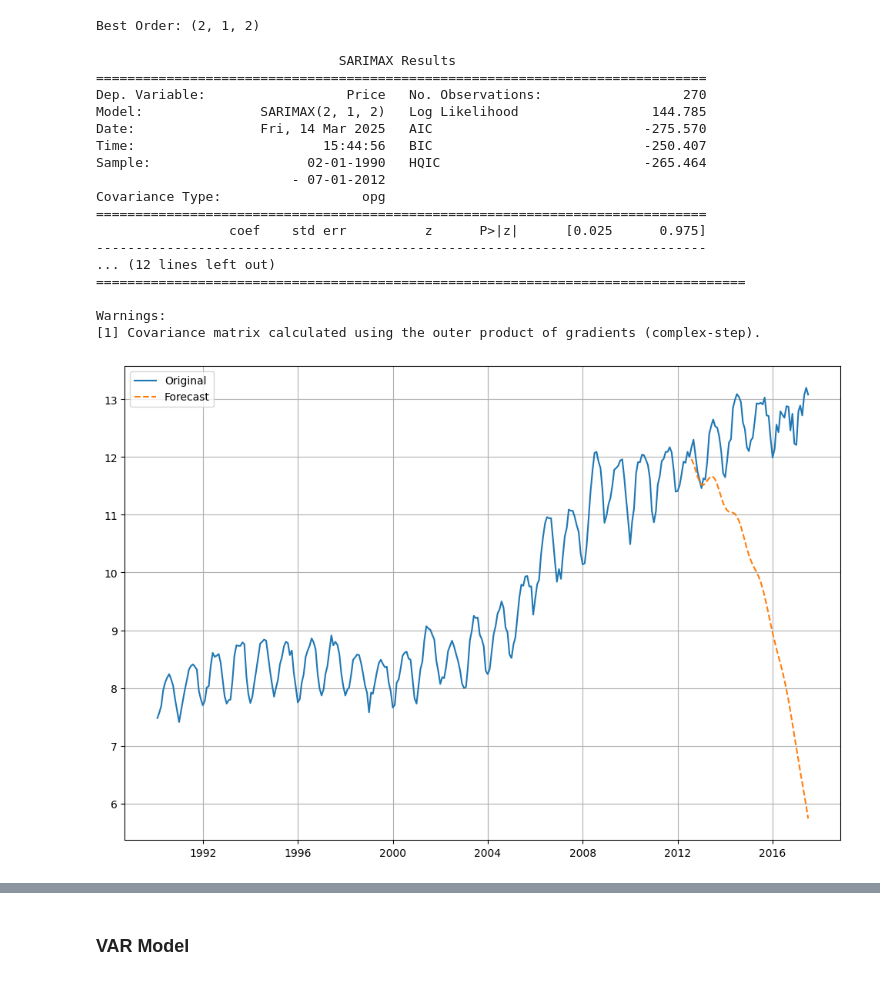
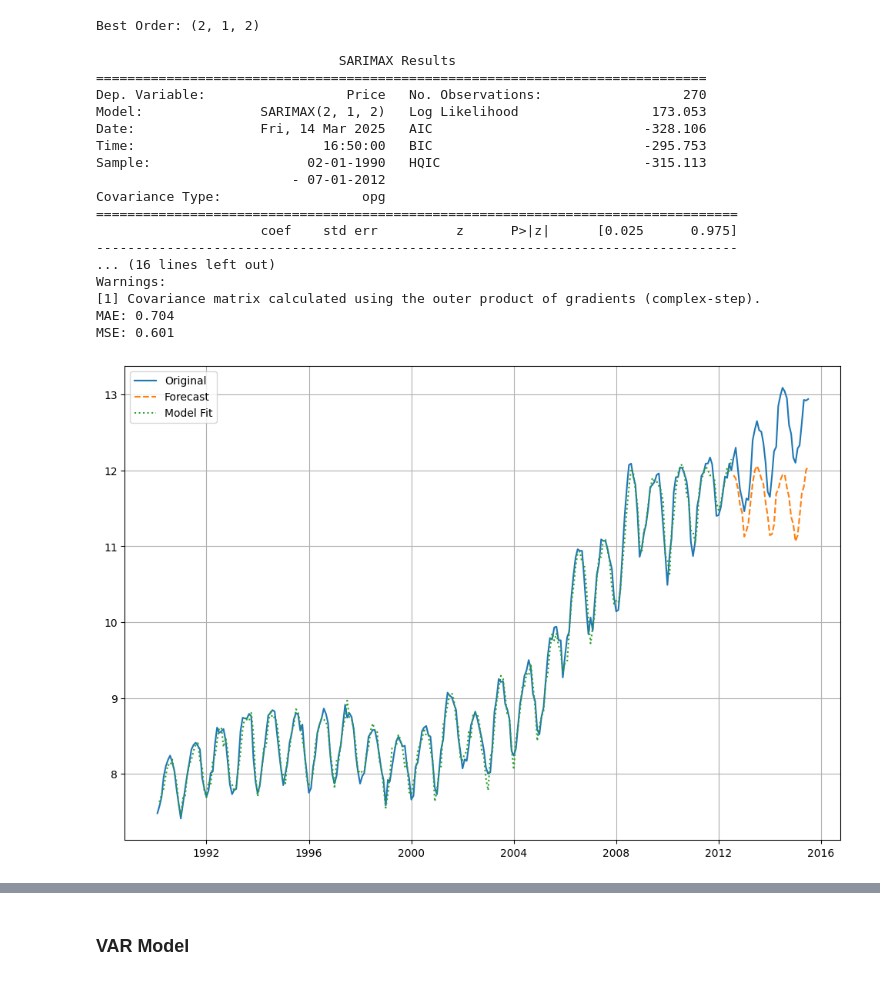
Before and after one commit to bktakacs/springboard_dsc_capstone3, a Jupyter notebook: pp-model.ipynb, the cells around one changed output, grey strips where cells are left out. Cells and saved outputs as stored; diff of their text form; code cells hidden in the pictures.

```diff
--- a/pp-model.ipynb
+++ b/pp-model.ipynb
@@ -353,38 +336,45 @@ print('\nBest Order:', best_order_price)
 # %% [output]
 Best Order: (2, 1, 2)
 # %%
-model = SARIMAX(ytrain, exog=extrain, order=(best_order_price))
-model_fit = model.fit(disp=False)
-print(model_fit.summary())
+# SARIMAX model using endogenous variables in place of exogenous
+model_sarima2 = SARIMAX(ytrain, exog=xtrain, order=(best_order_price))
+model_sarima2_fit = model_sarima2.fit(disp=False)
+print(model_sarima2_fit.summary())
 
 # Forecast using X_test
-years = 5 # number of years to forecast
-predictions = model_fit.forecast(steps=years*12, exog=extest[:years*12])
+years = 3 # number of years to forecast
+pred_sarima2 = model_sarima2_fit.forecast(steps=years*12, exog=xtest[:years*12])
+
+print('MAE: {:.3f}\nMSE: {:.3f}'.format(
+    mean_absolute_error(ytest[:forecast_length], pred_sarima2),
+    mean_squared_error(ytest[:forecast_length], pred_sarima2)
+))
 
 plt.figure(figsize=(12, 8))
 plt.plot(pd.concat([ytrain, ytest[:years*12]]), label='Original')
 # plt.plot(predictions.cumsum()+ytrain[-1], label='Forecast', ls='--')
-plt.plot(predictions, label='Forecast', ls='--')
+plt.plot(pred_sarima2, label='Forecast', ls='--')
+plt.plot(model_sarima2_fit.fittedvalues[1:], label='Model Fit', ls=':')
 plt.grid(True)
 plt.legend()
 plt.show()
 # %% [output]
                                SARIMAX Results
 ==============================================================================
 Dep. Variable:                  Price   No. Observations:                  270
-Model:               SARIMAX(2, 1, 2)   Log Likelihood                 144.785
-Date:                Fri, 14 Mar 2025   AIC                           -275.570
-Time:                        15:44:56   BIC                           -250.407
-Sample:                    02-01-1990   HQIC                          -265.464
+Model:               SARIMAX(2, 1, 2)   Log Likelihood                 173.053
+Date:                Fri, 14 Mar 2025   AIC                           -328.106
+Time:                        16:50:00   BIC                           -295.753
+Sample:                    02-01-1990   HQIC                          -315.113
                          - 07-01-2012
 Covariance Type:                  opg
-==============================================================================
-                 coef    std err          z      P>|z|      [0.025      0.975]
-------------------------------------------------------------------------------
-... (12 lines left out)
-===================================================================================
-
+==================================================================================
+                     coef    std err          z      P>|z|      [0.025      0.975]
+----------------------------------------------------------------------------------
+... (16 lines left out)
 Warnings:
 [1] Covariance matrix calculated using the outer product of gradients (complex-step).
+MAE: 0.704
+MSE: 0.601
-[figure, old version]
+[figure, new version]
 # %%
```
Also changed, not shown: parts of 14 cells of this notebook.
